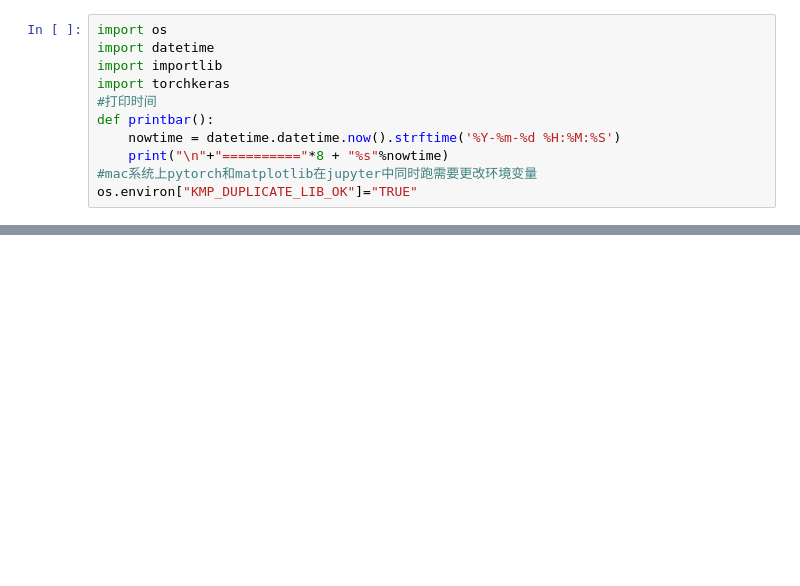
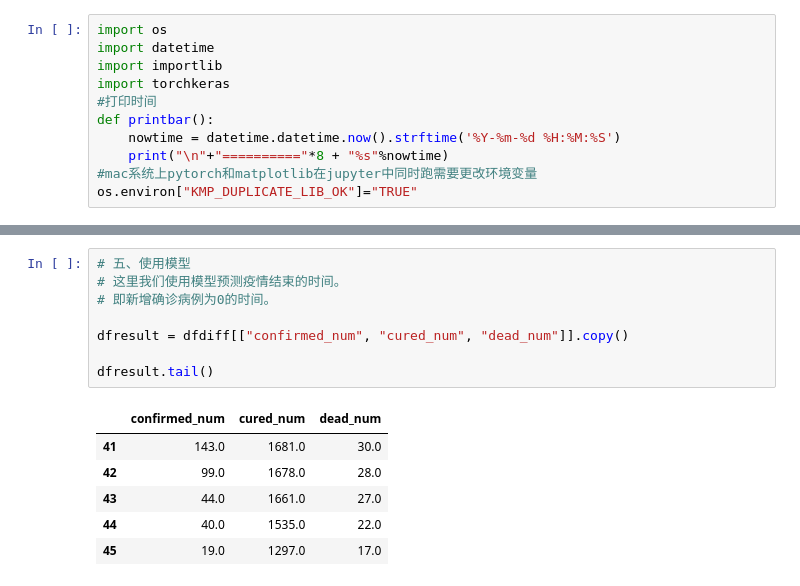
Before and after one commit to jayphone17/PYTORCH_IN_20_DAYS, a Jupyter notebook: src/1-4 时间序列数据建模.ipynb, the cells around one changed output, grey strips where cells are left out. Saved outputs shown, nothing was run; the diff lists cells and outputs as text; blank space fills up the shorter version.

```diff
--- a/src/1-4 时间序列数据建模.ipynb
+++ b/src/1-4 时间序列数据建模.ipynb
@@ -34,0 +202,15 @@ dfdiff = dfdiff.drop("date", axis = 1).astype("float32")
+# %%
+# 五、使用模型
+# 这里我们使用模型预测疫情结束的时间。
+# 即新增确诊病例为0的时间。
+
+dfresult = dfdiff[["confirmed_num", "cured_num", "dead_num"]].copy()
+
+dfresult.tail()
+# %% [output]
+|  | confirmed_num | cured_num | dead_num |
+| 41 | 143.0 | 1681.0 | 30.0 |
+| 42 | 99.0 | 1678.0 | 28.0 |
+| 43 | 44.0 | 1661.0 | 27.0 |
+| 44 | 40.0 | 1535.0 | 22.0 |
+| 45 | 19.0 | 1297.0 | 17.0 |
```
Also changed, not shown: parts of 14 cells of this notebook.
